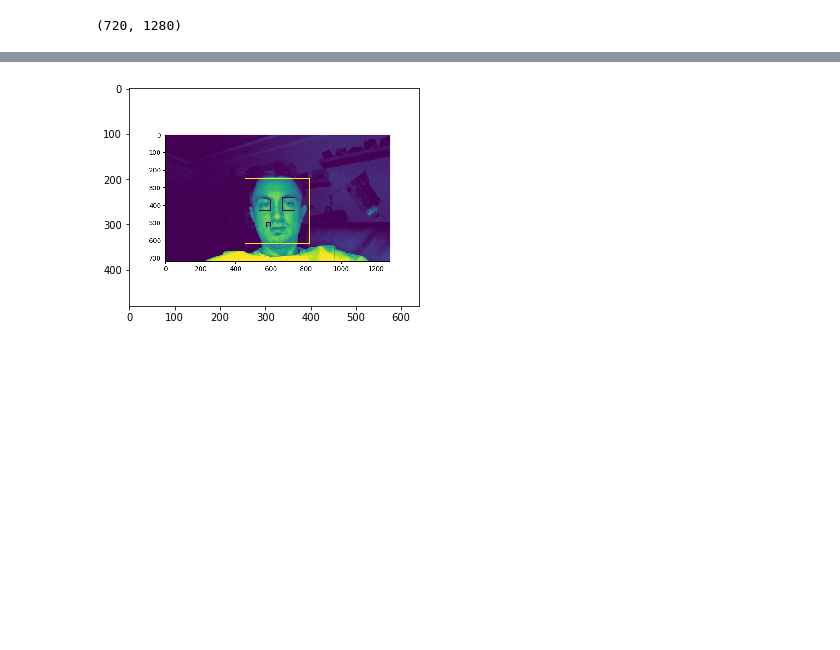
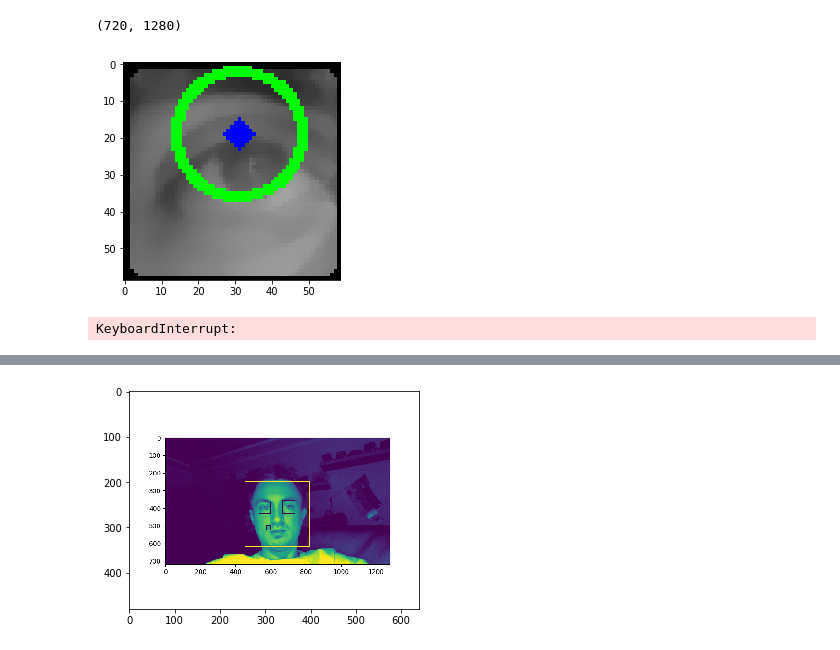
Before and after one commit to akarazeevprojects/ComputerVision, a Jupyter notebook: Untitled.ipynb, the cells around one changed output, grey strips where cells are left out. Drawn from its saved outputs; the diff is of its cells as text; code cells hidden in the pictures; blank space fills up the shorter version.

```diff
--- a/Untitled.ipynb
+++ b/Untitled.ipynb
@@ -151,5 +133,0 @@ plt.savefig
-# %%
-import os
-
-for i in os.listdir('photos'):
-    IPython.display.display(IPython.display.Image('photos/{}'.format(i)))
@@ -235,3 +188,62 @@ gray.shape
 (720, 1280)
 # %%
 cap.release()
+# %%
+%matplotlib inline
+import matplotlib.pyplot as plt
+
+from IPython import display
+import os
+import numpy as np
+import cv2 as cv
+
+with picamera.PiCamera() as camera:
+    camera.resolution = (640, 480)
+    camera.framerate = 24
+
+    face_cascade = cv.CascadeClassifier('haarcascade_frontalface_default.xml')
+    eye_cascade = cv.CascadeClassifier('haarcascade_eye.xml')
+
+    while True:
+        time.sleep(0.1)
+        output = np.empty((480, 640, 3), dtype=np.uint8)
+        camera.capture(output, 'rgb')
+
+        gray = cv.cvtColor(output, cv.COLOR_BGR2GRAY)
+
+        faces = face_cascade.detectMultiScale(gray, 1.3, 5)
+#         print('FACES', faces)
+
+        for (x, y, w, h) in faces:
+            cv.rectangle(gray, (x, y), (x+w, y+h), (255, 0, 0), 2)
+
+            roi_gray = gray[y:y+h, x:x+w]
+            eyes = eye_cascade.detectMultiScale(roi_gray)
+#             print('EYES', eyes)
+            for (ex, ey, ew, eh) in eyes[1:2]:
+                cv.rectangle(roi_gray, (ex, ey), (ex+ew, ey+eh), (0, 255, 0), 2)
+                eroi = roi_gray[ey:ey+eh, ex:ex+ew]
+
+
+        img = cv.medianBlur(eroi, 5)
+        cimg = cv.cvtColor(img, cv.COLOR_GRAY2BGR)
+
+        circles = cv.HoughCircles(img, cv.HOUGH_GRADIENT, 2, 50, param1=1, param2=30, minRadius=0, maxRadius=60)
+#         print(circles)
+        if circles is not None:
+            circles = np.uint16(np.around(circles))
+            for i in circles[0, :]:
+                cv.circle(cimg, (i[0], i[1]), i[2], (0, 255, 0), 2)
+                # Draw the center of the circle.
+                cv.circle(cimg, (i[0], i[1]), 2, (0, 0, 255), 3)
+
+    #         plt.imshow(gray)
+#             plt.imshow(eroi)
+            plt.imshow(cimg)
+
+#         plt.imshow(gray)
+        display.clear_output(wait=True)
+        plt.pause(0.1)    # the pause time is = 1 / framerate
+# %% [output]
+[figure, added]
+KeyboardInterrupt:
```
Also changed, not shown: parts of 14 cells of this notebook, 1 other file.
